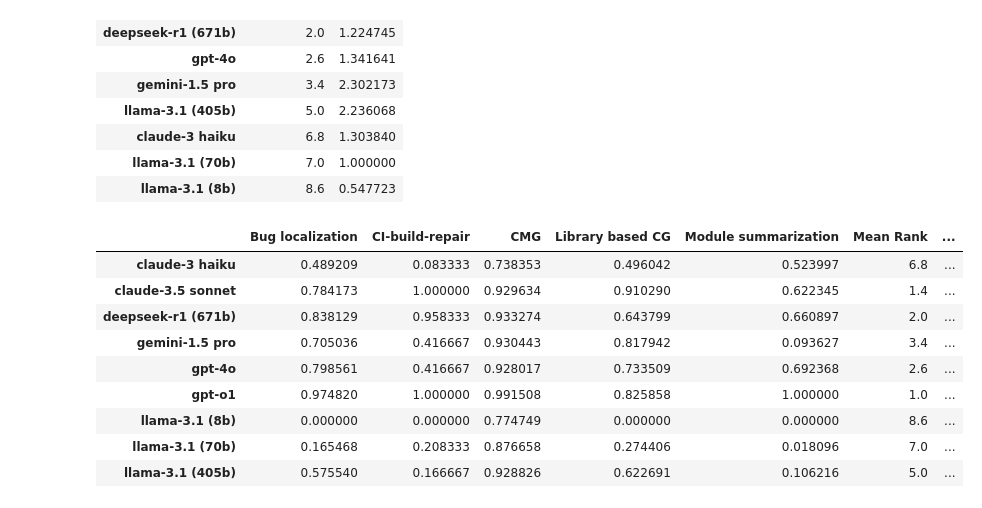
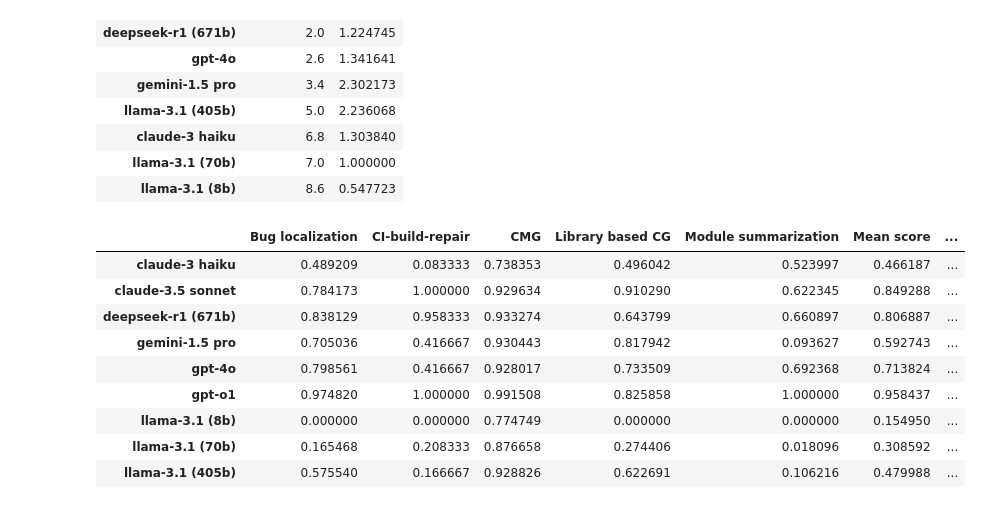
Before and after one commit to galtimur/various, a Jupyter notebook: lca_analysis/lca_corr_analysis.ipynb, the cells around one changed output. Drawn from its saved outputs; the diff is of its cells as text; code cells hidden in the pictures.

```diff
--- a/lca_analysis/lca_corr_analysis.ipynb
+++ b/lca_analysis/lca_corr_analysis.ipynb
@@ -66,19 +66,20 @@ rank_stats
 | llama-3.1 (70b) | 7.0 | 1.000000 |
 | llama-3.1 (8b) | 8.6 | 0.547723 |
 # %%
+task_results_df["Mean score"] = task_results_df.mean(axis=1)
 results_agg = task_results_df.join(rank_stats)
 results_agg
 # %% [output]
-|  | Bug localization | CI-build-repair | CMG | Library based CG | Module summarization | Mean Rank | ... |
-| claude-3 haiku | 0.489209 | 0.083333 | 0.738353 | 0.496042 | 0.523997 | 6.8 | ... |
-| claude-3.5 sonnet | 0.784173 | 1.000000 | 0.929634 | 0.910290 | 0.622345 | 1.4 | ... |
-| deepseek-r1 (671b) | 0.838129 | 0.958333 | 0.933274 | 0.643799 | 0.660897 | 2.0 | ... |
-| gemini-1.5 pro | 0.705036 | 0.416667 | 0.930443 | 0.817942 | 0.093627 | 3.4 | ... |
-| gpt-4o | 0.798561 | 0.416667 | 0.928017 | 0.733509 | 0.692368 | 2.6 | ... |
-| gpt-o1 | 0.974820 | 1.000000 | 0.991508 | 0.825858 | 1.000000 | 1.0 | ... |
-| llama-3.1 (8b) | 0.000000 | 0.000000 | 0.774749 | 0.000000 | 0.000000 | 8.6 | ... |
-| llama-3.1 (70b) | 0.165468 | 0.208333 | 0.876658 | 0.274406 | 0.018096 | 7.0 | ... |
-| llama-3.1 (405b) | 0.575540 | 0.166667 | 0.928826 | 0.622691 | 0.106216 | 5.0 | ... |
+|  | Bug localization | CI-build-repair | CMG | Library based CG | Module summarization | Mean score | ... |
+| claude-3 haiku | 0.489209 | 0.083333 | 0.738353 | 0.496042 | 0.523997 | 0.466187 | ... |
+| claude-3.5 sonnet | 0.784173 | 1.000000 | 0.929634 | 0.910290 | 0.622345 | 0.849288 | ... |
+| deepseek-r1 (671b) | 0.838129 | 0.958333 | 0.933274 | 0.643799 | 0.660897 | 0.806887 | ... |
+| gemini-1.5 pro | 0.705036 | 0.416667 | 0.930443 | 0.817942 | 0.093627 | 0.592743 | ... |
+| gpt-4o | 0.798561 | 0.416667 | 0.928017 | 0.733509 | 0.692368 | 0.713824 | ... |
+| gpt-o1 | 0.974820 | 1.000000 | 0.991508 | 0.825858 | 1.000000 | 0.958437 | ... |
+| llama-3.1 (8b) | 0.000000 | 0.000000 | 0.774749 | 0.000000 | 0.000000 | 0.154950 | ... |
+| llama-3.1 (70b) | 0.165468 | 0.208333 | 0.876658 | 0.274406 | 0.018096 | 0.308592 | ... |
+| llama-3.1 (405b) | 0.575540 | 0.166667 | 0.928826 | 0.622691 | 0.106216 | 0.479988 | ... |
 # %%
 plot_ranks(task_results_ranked)
 # %% [output]
```
Also changed, not shown: parts of 4 cells of this notebook.
